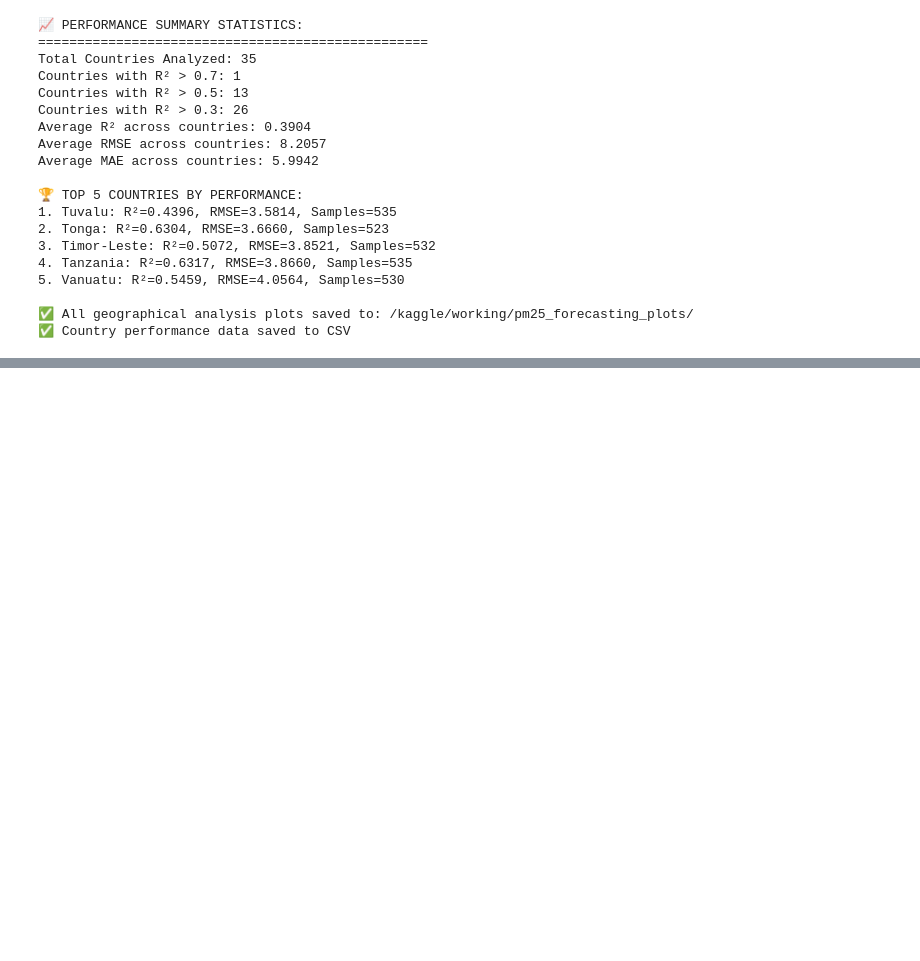
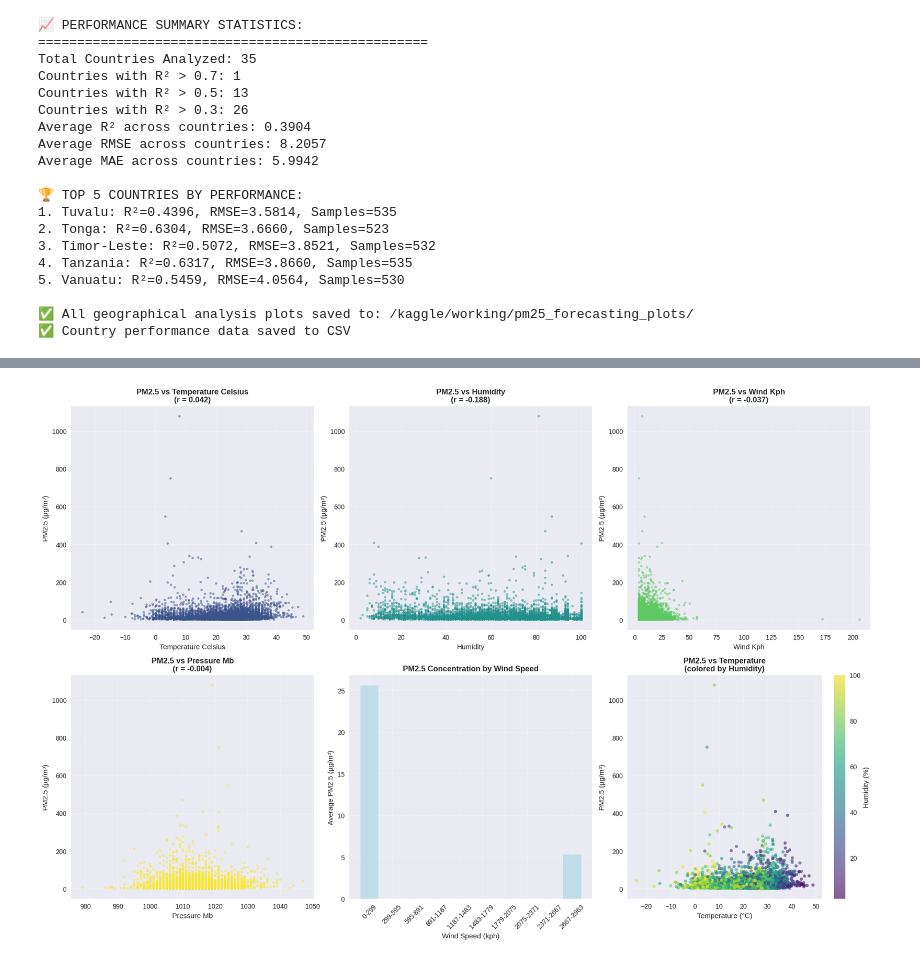
Before and after one commit to kapil2020/global-PM-2.5-next-day-forecasting, a Jupyter notebook: global-analysis-next-day-pm2-5-ml.ipynb, the cells around one changed output, grey strips where cells are left out. Saved outputs shown, nothing was run; the diff lists cells and outputs as text; code cells hidden in the pictures; blank space fills up the shorter version.

```diff
--- a/global-analysis-next-day-pm2-5-ml.ipynb
+++ b/global-analysis-next-day-pm2-5-ml.ipynb
@@ -1110,0 +1368,58 @@ Average MAE across countries: 5.9942
+# %%
+# Plot 3: Meteorological Factors and Their Relationship with PM2.5
+plt.figure(figsize=(18, 12))
+
+# Select key meteorological variables
+meteo_vars = ['temperature_celsius', 'humidity', 'wind_kph', 'pressure_mb']
+
+# Plot 3.1: Scatter plots of PM2.5 vs meteorological variables
+for i, var in enumerate(meteo_vars, 1):
+    plt.subplot(2, 3, i)
+    # Sample for better visualization performance
+    sample_size = min(5000, len(df_clean))
+    sample_df = df_clean.sample(sample_size, random_state=42)
+
+    plt.scatter(sample_df[var], sample_df['air_quality_PM2.5'],
+                alpha=0.5, s=10, color=plt.cm.viridis(i/len(meteo_vars)))
+    plt.xlabel(var.replace('_', ' ').title())
+    plt.ylabel('PM2.5 (µg/m³)')
+
+    # Calculate correlation
+    corr = df_clean[var].corr(df_clean['air_quality_PM2.5'])
+    plt.title(f'PM2.5 vs {var.replace("_", " ").title()}\n(r = {corr:.3f})',
+              fontweight='bold')
+    plt.grid(True, alpha=0.3)
+
+# Plot 3.2: Wind speed and direction impact (using wind_kph as proxy)
+plt.subplot(2, 3, 5)
+wind_bins = pd.cut(df_clean['wind_kph'], bins=10)
+wind_pm25 = df_clean.groupby(wind_bins)['air_quality_PM2.5'].mean()
+
+# Create custom labels for wind bins
+wind_labels = [f'{int(interval.left)}-{int(interval.right)}' for interval in wind_pm25.index]
+x_pos = np.arange(len(wind_labels))
+
+plt.bar(x_pos, wind_pm25.values, color='lightblue', alpha=0.7)
+plt.xticks(x_pos, wind_labels, rotation=45)
+plt.xlabel('Wind Speed (kph)')
+plt.ylabel('Average PM2.5 (µg/m³)')
+plt.title('PM2.5 Concentration by Wind Speed', fontweight='bold')
+plt.grid(True, alpha=0.3)
+
+# Plot 3.3: Temperature-PM2.5 relationship with seasonal context
+plt.subplot(2, 3, 6)
+# Sample for better visualization
+sample_df = df_clean.sample(5000, random_state=42)
+scatter = plt.scatter(sample_df['temperature_celsius'], sample_df['air_quality_PM2.5'],
+                     c=sample_df['humidity'], cmap='viridis', alpha=0.6, s=20)
+plt.colorbar(scatter, label='Humidity (%)')
+plt.xlabel('Temperature (°C)')
+plt.ylabel('PM2.5 (µg/m³)')
+plt.title('PM2.5 vs Temperature\n(colored by Humidity)', fontweight='bold')
+plt.grid(True, alpha=0.3)
+
+plt.tight_layout()
+plt.savefig(f'{plot_dir}/21_meteorological_relationships.png', dpi=300, bbox_inches='tight')
+plt.show()
+# %% [output]
+[figure, added]
```
Also changed, not shown: parts of 3 cells of this notebook.
